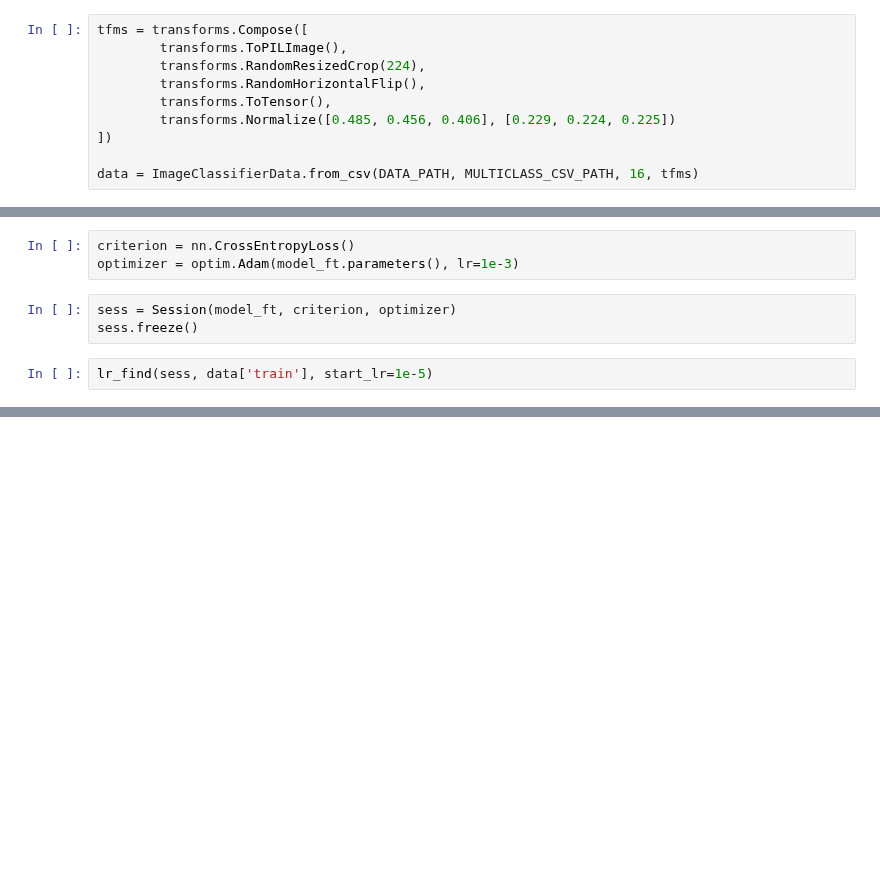
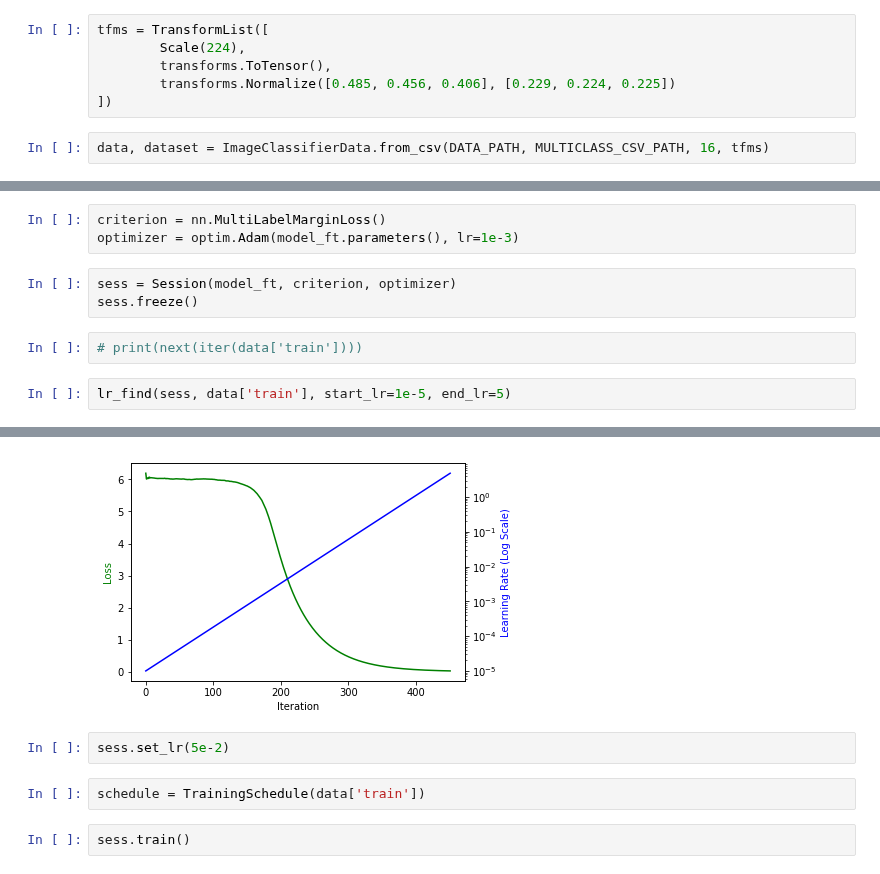
Before and after one commit to deepditch/deep.lib, a Jupyter notebook: RoadDamage.ipynb, the cells around one changed output, grey strips where cells are left out. Drawn from its saved outputs; the diff is of its cells as text; blank space fills up the shorter version.

Commit message:
Finally training on mult-label classification

```diff
--- a/RoadDamage.ipynb
+++ b/RoadDamage.ipynb
@@ -133,15 +136,13 @@ df.to_csv(MULTICLASS_CSV_PATH, index=False)
 # %% [output]
 "\ndf = pd.DataFrame({'filename': [img.filename for img in images], 'class': mcs}, columns=['filename','class'])\ndf.to_csv(MULTICLASS_CSV_PATH, index=False)\n"
 # %%
-tfms = transforms.Compose([
-        transforms.ToPILImage(),
-        transforms.RandomResizedCrop(224),
-        transforms.RandomHorizontalFlip(),
+tfms = TransformList([
+        Scale(224),
         transforms.ToTensor(),
         transforms.Normalize([0.485, 0.456, 0.406], [0.229, 0.224, 0.225])
 ])
-
-data = ImageClassifierData.from_csv(DATA_PATH, MULTICLASS_CSV_PATH, 16, tfms)
+# %%
+data, dataset = ImageClassifierData.from_csv(DATA_PATH, MULTICLASS_CSV_PATH, 16, tfms)
 # %%
 model_ft = models.resnet18(pretrained=True)
 num_ftrs = model_ft.fc.in_features
@@ -153,13 +153,15 @@ model_ft.fc = nn.Sequential(
     nn.Sigmoid()
 )
 # %%
-criterion = nn.CrossEntropyLoss()
+criterion = nn.MultiLabelMarginLoss()
 optimizer = optim.Adam(model_ft.parameters(), lr=1e-3)
 # %%
 sess = Session(model_ft, criterion, optimizer)
 sess.freeze()
+# %%
+# print(next(iter(data['train'])))
 # %%
-lr_find(sess, data['train'], start_lr=1e-5)
+lr_find(sess, data['train'], start_lr=1e-5, end_lr=5)
 # %% [output]
 [interactive output not drawn]
 [interactive output not drawn]
@@ -169,0 +168,7 @@ TypeError: Traceback (most recent call last):
+[figure, added]
+# %%
+sess.set_lr(5e-2)
+# %%
+schedule = TrainingSchedule(data['train'])
+# %%
+sess.train()
```
Also changed, not shown: parts of 4 cells of this notebook, 5 other files.
